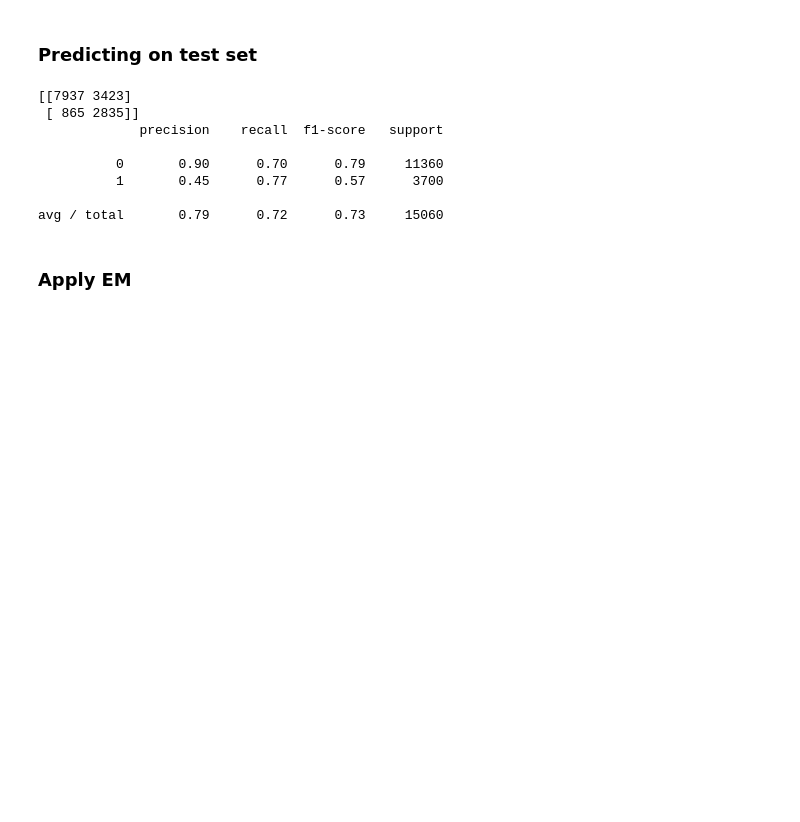
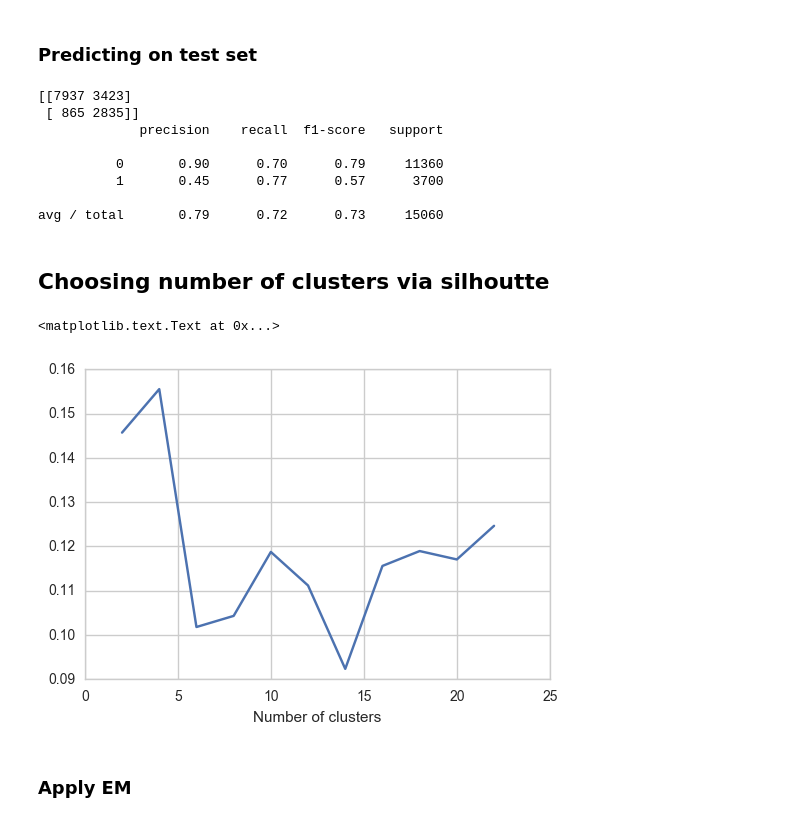
Before and after one commit to truzmeto/UnsupervisedLearning, a Jupyter notebook: k_meanes.ipynb, the cells around one changed output. Saved outputs shown, nothing was run; the diff lists cells and outputs as text; code cells hidden in the pictures; blank space fills up the shorter version.

```diff
--- a/k_meanes.ipynb
+++ b/k_meanes.ipynb
@@ -72,6 +72,29 @@ print(classification_report(test_labels, b))
           1       0.45      0.77      0.57      3700
 
 avg / total       0.79      0.72      0.73     15060
+# %% [markdown]
+## Choosing number of clusters via silhoutte
+# %%
+from sklearn.metrics import silhouette_samples, silhouette_score
+n_seed = 111
+nclusters = [2,4,6,8,10,12,14,16,18,20,22]
+X = train.values # converting df to np.array
+X = X[1:65]
+y = train_labels
+# %%
+sil = []
+for iclusters in nclusters:
+    clusterer = KMeans(n_clusters=iclusters,random_state=n_seed)
+    cluster_labels = clusterer.fit_predict(X)
+    sil.append(silhouette_score(X, cluster_labels))
+# %%
+sns.set_style("whitegrid")
+plt.plot(nclusters, sil)
+plt.ylabel('')
+plt.xlabel('Number of clusters')
+# %% [output]
+<matplotlib.text.Text at 0x...>
+[figure, added]
 # %% [markdown]
 ### Apply EM
 # %%
```
Also changed, not shown: parts of 5 cells of this notebook.
